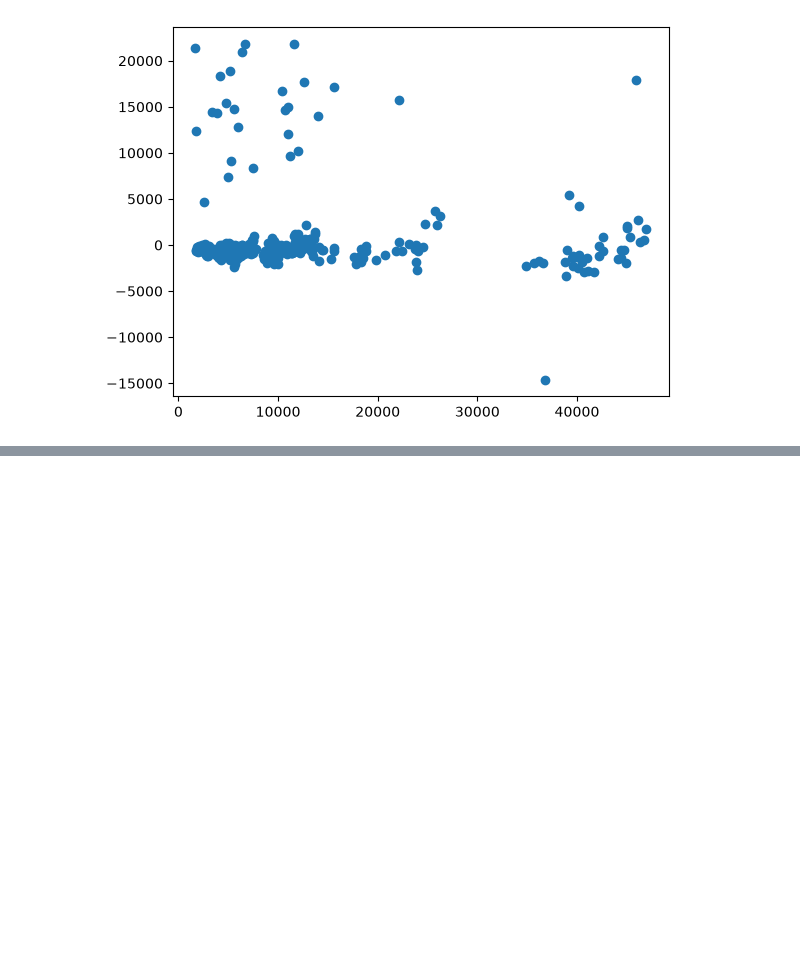
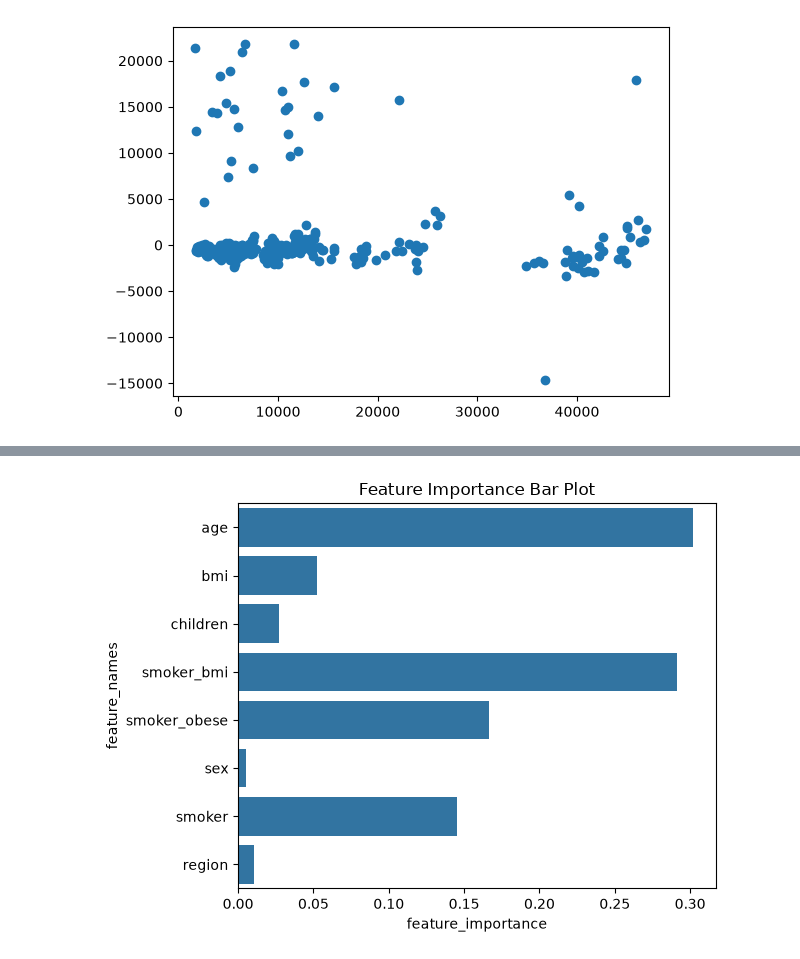
Before and after one commit to YugamdeepGoyal/PremiumPulse, a Jupyter notebook: random_forest.ipynb, the cells around one changed output, grey strips where cells are left out. Drawn from its saved outputs; the diff is of its cells as text; code cells hidden in the pictures; blank space fills up the shorter version.

```diff
--- a/random_forest.ipynb
+++ b/random_forest.ipynb
@@ -98,0 +106,7 @@ plt.show()
+# %%
+main_pipeline = grid.best_estimator_
+outer_preprocessor = main_pipeline[0]
+column_transformer = outer_preprocessor.named_steps["column_transformer"]
+feature_names = column_transformer.get_feature_names_out()
+clean_feature_names = [name.split("__")[-1] for name in feature_names]
+print(clean_feature_names)
@@ -98,0 +115,4 @@ plt.show()
+# %%
+feature_df = pd.DataFrame(clean_feature_names, columns=["feature_names"])
+# %%
+feature_df["feature_importance"] = grid.best_estimator_[-1].feature_importances_
@@ -98,0 +131,8 @@ plt.show()
+# %%
+plt.title("Feature Importance Bar Plot")
+sns.barplot(y="feature_names", x="feature_importance", data=feature_df)
+plt.tight_layout()
+plt.savefig("images/feature_importance_random_forest_bar_plot.png", dpi=1200)
+plt.show()
+# %% [output]
+[figure, added]
```
Also changed, not shown: parts of 5 cells of this notebook, 4 other files.
